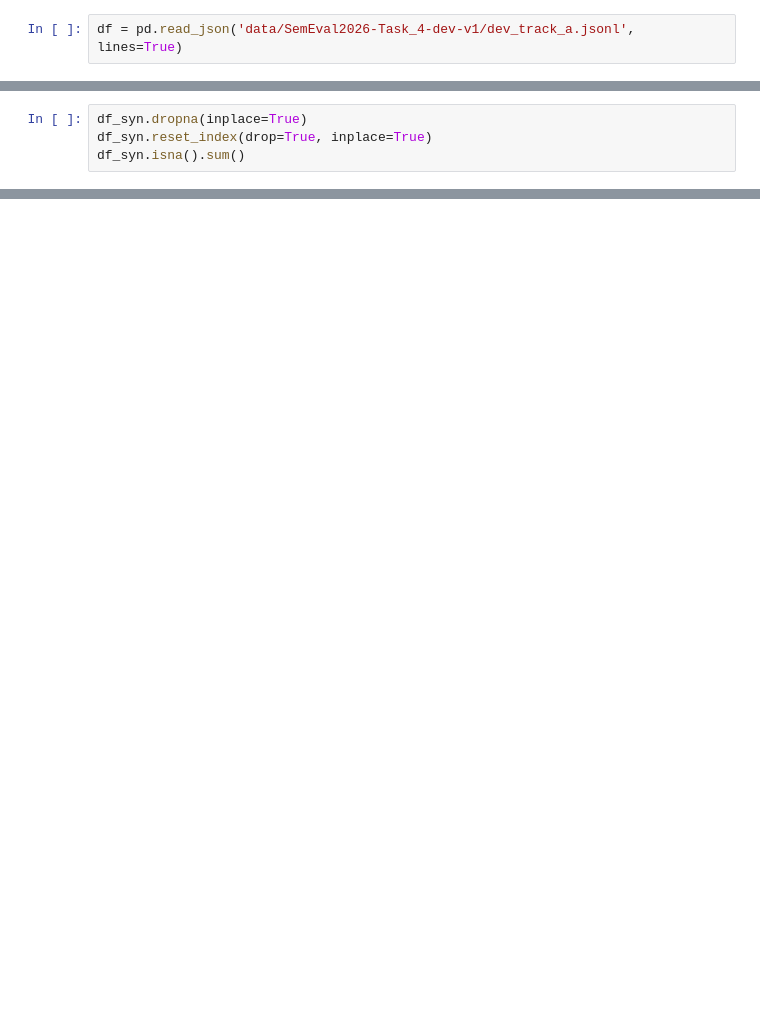
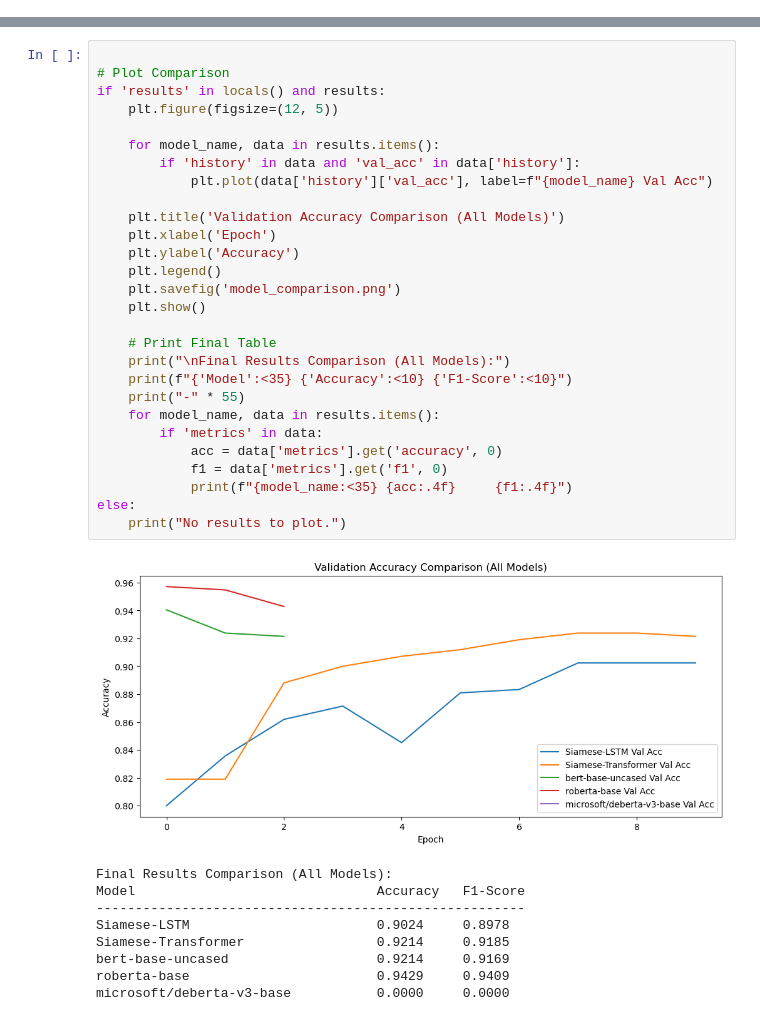
Before and after one commit to Chaitanya0604/nlp-group-50-semeval-2026-task-4, a Jupyter notebook: arvind-test.ipynb, the cells around one changed output, grey strips where cells are left out. Saved outputs shown, nothing was run; the diff lists cells and outputs as text; blank space fills up the shorter version.

Commit message:
arvind-test.ipynb: added 5 baseline models

```diff
--- a/arvind-test.ipynb
+++ b/arvind-test.ipynb
@@ -9,2 +0,0 @@ import re
-# %%
-df = pd.read_json('data/SemEval2026-Task_4-dev-v1/dev_track_a.jsonl', lines=True)
@@ -88,4 +0,0 @@ df_syn[df_syn.isnull().any(axis=1)]
-# %%
-df_syn.dropna(inplace=True)
-df_syn.reset_index(drop=True, inplace=True)
-df_syn.isna().sum()
@@ -107,0 +430,38 @@ def preprocess(df):
+# %%
+
+# Plot Comparison
+if 'results' in locals() and results:
+    plt.figure(figsize=(12, 5))
+
+    for model_name, data in results.items():
+        if 'history' in data and 'val_acc' in data['history']:
+            plt.plot(data['history']['val_acc'], label=f"{model_name} Val Acc")
+
+    plt.title('Validation Accuracy Comparison (All Models)')
+    plt.xlabel('Epoch')
+    plt.ylabel('Accuracy')
+    plt.legend()
+    plt.savefig('model_comparison.png')
+    plt.show()
+
+    # Print Final Table
+    print("\nFinal Results Comparison (All Models):")
+    print(f"{'Model':<35} {'Accuracy':<10} {'F1-Score':<10}")
+    print("-" * 55)
+    for model_name, data in results.items():
+        if 'metrics' in data:
+            acc = data['metrics'].get('accuracy', 0)
+            f1 = data['metrics'].get('f1', 0)
+            print(f"{model_name:<35} {acc:.4f}     {f1:.4f}")
+else:
+    print("No results to plot.")
+# %% [output]
+[figure, added]
+Final Results Comparison (All Models):
+Model                               Accuracy   F1-Score
+-------------------------------------------------------
+Siamese-LSTM                        0.9024     0.8978
+Siamese-Transformer                 0.9214     0.9185
+bert-base-uncased                   0.9214     0.9169
+roberta-base                        0.9429     0.9409
+microsoft/deberta-v3-base           0.0000     0.0000
```
Also changed, not shown: parts of 40 cells of this notebook.
